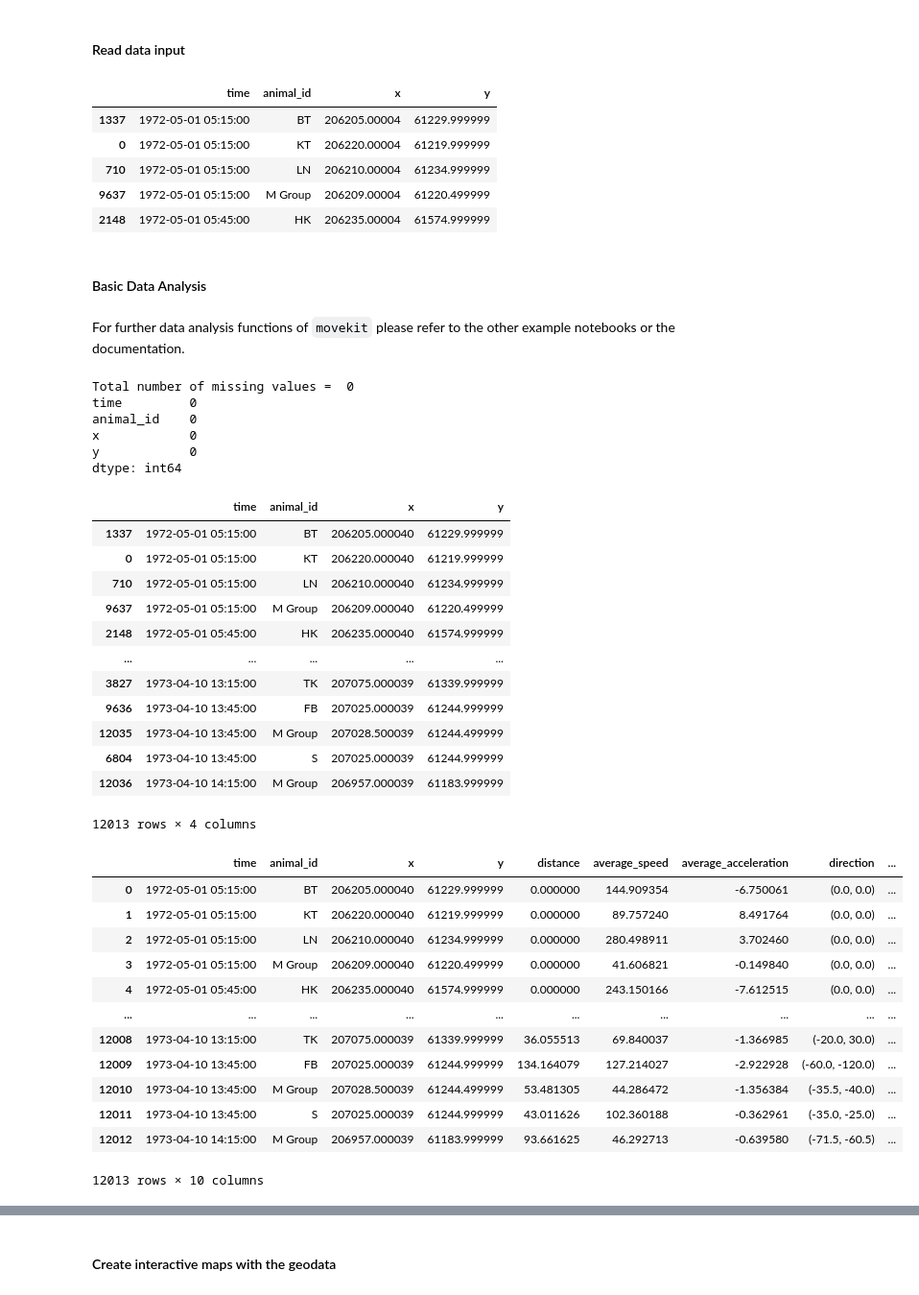
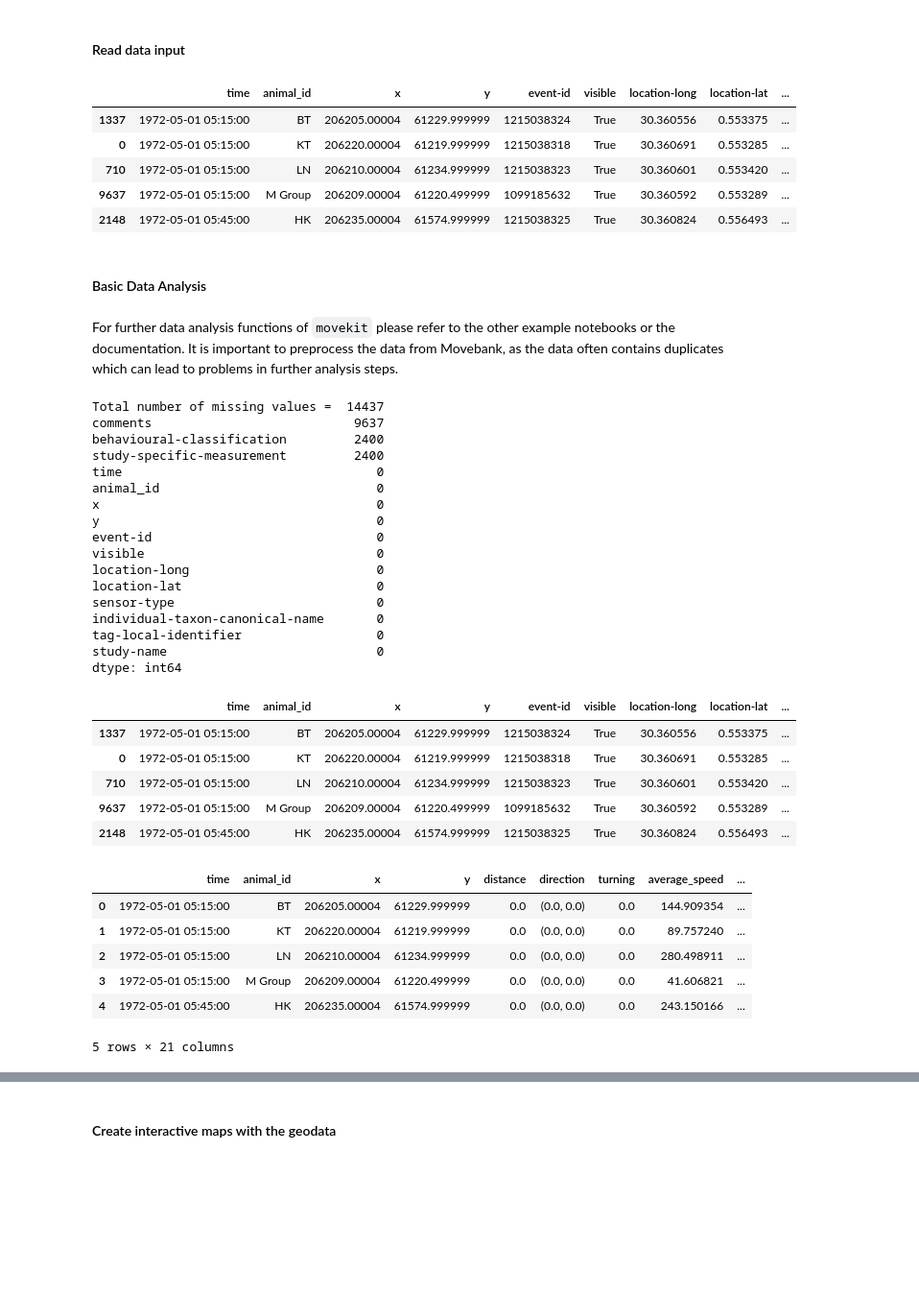
Before and after one commit to dbvis-ukon/movekit, a Jupyter notebook: examples/07_movebank.ipynb, the cells around one changed output, grey strips where cells are left out. Shown at 96% size. Saved outputs shown, nothing was run; the diff lists cells and outputs as text; code cells hidden in the pictures; blank space fills up the shorter version.

Commit message:
updated movebank notebook

```diff
--- a/examples/07_movebank.ipynb
+++ b/examples/07_movebank.ipynb
@@ -6,57 +6,55 @@ import movekit as mkit
 #### Read data input
 # %%
 data = mkit.read_movebank('datasets/Mangabey_monkeys_in_Uganda.csv')
-data = data[['time','animal_id','x','y']]
 data.head()
 # %% [output]
-|  | time | animal_id | x | y |
-| 1337 | 1972-05-01 05:15:00 | BT | 206205.00004 | 61229.999999 |
-| 0 | 1972-05-01 05:15:00 | KT | 206220.00004 | 61219.999999 |
-| 710 | 1972-05-01 05:15:00 | LN | 206210.00004 | 61234.999999 |
-| 9637 | 1972-05-01 05:15:00 | M Group | 206209.00004 | 61220.499999 |
-| 2148 | 1972-05-01 05:45:00 | HK | 206235.00004 | 61574.999999 |
+|  | time | animal_id | x | y | event-id | visible | location-long | location-lat | ... |
+| 1337 | 1972-05-01 05:15:00 | BT | 206205.00004 | 61229.999999 | 1215038324 | True | 30.360556 | 0.553375 | ... |
+| 0 | 1972-05-01 05:15:00 | KT | 206220.00004 | 61219.999999 | 1215038318 | True | 30.360691 | 0.553285 | ... |
+| 710 | 1972-05-01 05:15:00 | LN | 206210.00004 | 61234.999999 | 1215038323 | True | 30.360601 | 0.553420 | ... |
+| 9637 | 1972-05-01 05:15:00 | M Group | 206209.00004 | 61220.499999 | 1099185632 | True | 30.360592 | 0.553289 | ... |
+| 2148 | 1972-05-01 05:45:00 | HK | 206235.00004 | 61574.999999 | 1215038325 | True | 30.360824 | 0.556493 | ... |
 # %% [markdown]
 #### Basic Data Analysis
 # %% [markdown]
 For further data analysis functions of `movekit` please refer to the other example notebooks or the documentation.
+It is important to preprocess the data from Movebank, as the data often contains duplicates which can lead to problems in further analysis steps.
 # %%
-data = mkit.preprocess(data, interpolation = True, date_format = True)  # important to indicatce the date format of time by setting date_format=True
-data
+data = mkit.preprocess(data, interpolation = True, date_format = True)  # important to indicate the date format of time by setting date_format=True when applying interpolation
+data.head()
 # %% [output]
-Total number of missing values =  0
-time         0
-animal_id    0
-x            0
-y            0
+Total number of missing values =  14437
+comments                           9637
+behavioural-classification         2400
+study-specific-measurement         2400
+time                                  0
+animal_id                             0
+x                                     0
+y                                     0
+event-id                              0
+visible                               0
+location-long                         0
+location-lat                          0
+sensor-type                           0
+individual-taxon-canonical-name       0
+tag-local-identifier                  0
+study-name                            0
 dtype: int64
-|  | time | animal_id | x | y |
-| 1337 | 1972-05-01 05:15:00 | BT | 206205.000040 | 61229.999999 |
-| 0 | 1972-05-01 05:15:00 | KT | 206220.000040 | 61219.999999 |
-| 710 | 1972-05-01 05:15:00 | LN | 206210.000040 | 61234.999999 |
-| 9637 | 1972-05-01 05:15:00 | M Group | 206209.000040 | 61220.499999 |
-| 2148 | 1972-05-01 05:45:00 | HK | 206235.000040 | 61574.999999 |
-| ... | ... | ... | ... | ... |
-| 3827 | 1973-04-10 13:15:00 | TK | 207075.000039 | 61339.999999 |
-| 9636 | 1973-04-10 13:45:00 | FB | 207025.000039 | 61244.999999 |
-| 12035 | 1973-04-10 13:45:00 | M Group | 207028.500039 | 61244.499999 |
-| 6804 | 1973-04-10 13:45:00 | S | 207025.000039 | 61244.999999 |
-| 12036 | 1973-04-10 14:15:00 | M Group | 206957.000039 | 61183.999999 |
+|  | time | animal_id | x | y | event-id | visible | location-long | location-lat | ... |
+| 1337 | 1972-05-01 05:15:00 | BT | 206205.00004 | 61229.999999 | 1215038324 | True | 30.360556 | 0.553375 | ... |
+| 0 | 1972-05-01 05:15:00 | KT | 206220.00004 | 61219.999999 | 1215038318 | True | 30.360691 | 0.553285 | ... |
+| 710 | 1972-05-01 05:15:00 | LN | 206210.00004 | 61234.999999 | 1215038323 | True | 30.360601 | 0.553420 | ... |
+| 9637 | 1972-05-01 05:15:00 | M Group | 206209.00004 | 61220.499999 | 1099185632 | True | 30.360592 | 0.553289 | ... |
+| 2148 | 1972-05-01 05:45:00 | HK | 206235.00004 | 61574.999999 | 1215038325 | True | 30.360824 | 0.556493 | ... |
-12013 rows × 4 columns
 # %%
 data = mkit.extract_features(data)
-data
+data.head()
 # %% [output]
-|  | time | animal_id | x | y | distance | average_speed | average_acceleration | direction | ... |
-| 0 | 1972-05-01 05:15:00 | BT | 206205.000040 | 61229.999999 | 0.000000 | 144.909354 | -6.750061 | (0.0, 0.0) | ... |
-| 1 | 1972-05-01 05:15:00 | KT | 206220.000040 | 61219.999999 | 0.000000 | 89.757240 | 8.491764 | (0.0, 0.0) | ... |
-| 2 | 1972-05-01 05:15:00 | LN | 206210.000040 | 61234.999999 | 0.000000 | 280.498911 | 3.702460 | (0.0, 0.0) | ... |
-| 3 | 1972-05-01 05:15:00 | M Group | 206209.000040 | 61220.499999 | 0.000000 | 41.606821 | -0.149840 | (0.0, 0.0) | ... |
-| 4 | 1972-05-01 05:45:00 | HK | 206235.000040 | 61574.999999 | 0.000000 | 243.150166 | -7.612515 | (0.0, 0.0) | ... |
-| ... | ... | ... | ... | ... | ... | ... | ... | ... | ... |
-| 12008 | 1973-04-10 13:15:00 | TK | 207075.000039 | 61339.999999 | 36.055513 | 69.840037 | -1.366985 | (-20.0, 30.0) | ... |
-| 12009 | 1973-04-10 13:45:00 | FB | 207025.000039 | 61244.999999 | 134.164079 | 127.214027 | -2.922928 | (-60.0, -120.0) | ... |
-| 12010 | 1973-04-10 13:45:00 | M Group | 207028.500039 | 61244.499999 | 53.481305 | 44.286472 | -1.356384 | (-35.5, -40.0) | ... |
-| 12011 | 1973-04-10 13:45:00 | S | 207025.000039 | 61244.999999 | 43.011626 | 102.360188 | -0.362961 | (-35.0, -25.0) | ... |
-| 12012 | 1973-04-10 14:15:00 | M Group | 206957.000039 | 61183.999999 | 93.661625 | 46.292713 | -0.639580 | (-71.5, -60.5) | ... |
+|  | time | animal_id | x | y | distance | direction | turning | average_speed | ... |
+| 0 | 1972-05-01 05:15:00 | BT | 206205.00004 | 61229.999999 | 0.0 | (0.0, 0.0) | 0.0 | 144.909354 | ... |
+| 1 | 1972-05-01 05:15:00 | KT | 206220.00004 | 61219.999999 | 0.0 | (0.0, 0.0) | 0.0 | 89.757240 | ... |
+| 2 | 1972-05-01 05:15:00 | LN | 206210.00004 | 61234.999999 | 0.0 | (0.0, 0.0) | 0.0 | 280.498911 | ... |
+| 3 | 1972-05-01 05:15:00 | M Group | 206209.00004 | 61220.499999 | 0.0 | (0.0, 0.0) | 0.0 | 41.606821 | ... |
+| 4 | 1972-05-01 05:45:00 | HK | 206235.00004 | 61574.999999 | 0.0 | (0.0, 0.0) | 0.0 | 243.150166 | ... |
-12013 rows × 10 columns
+5 rows × 21 columns
 # %%
```
Also changed, not shown: parts of 1 cell of this notebook.
